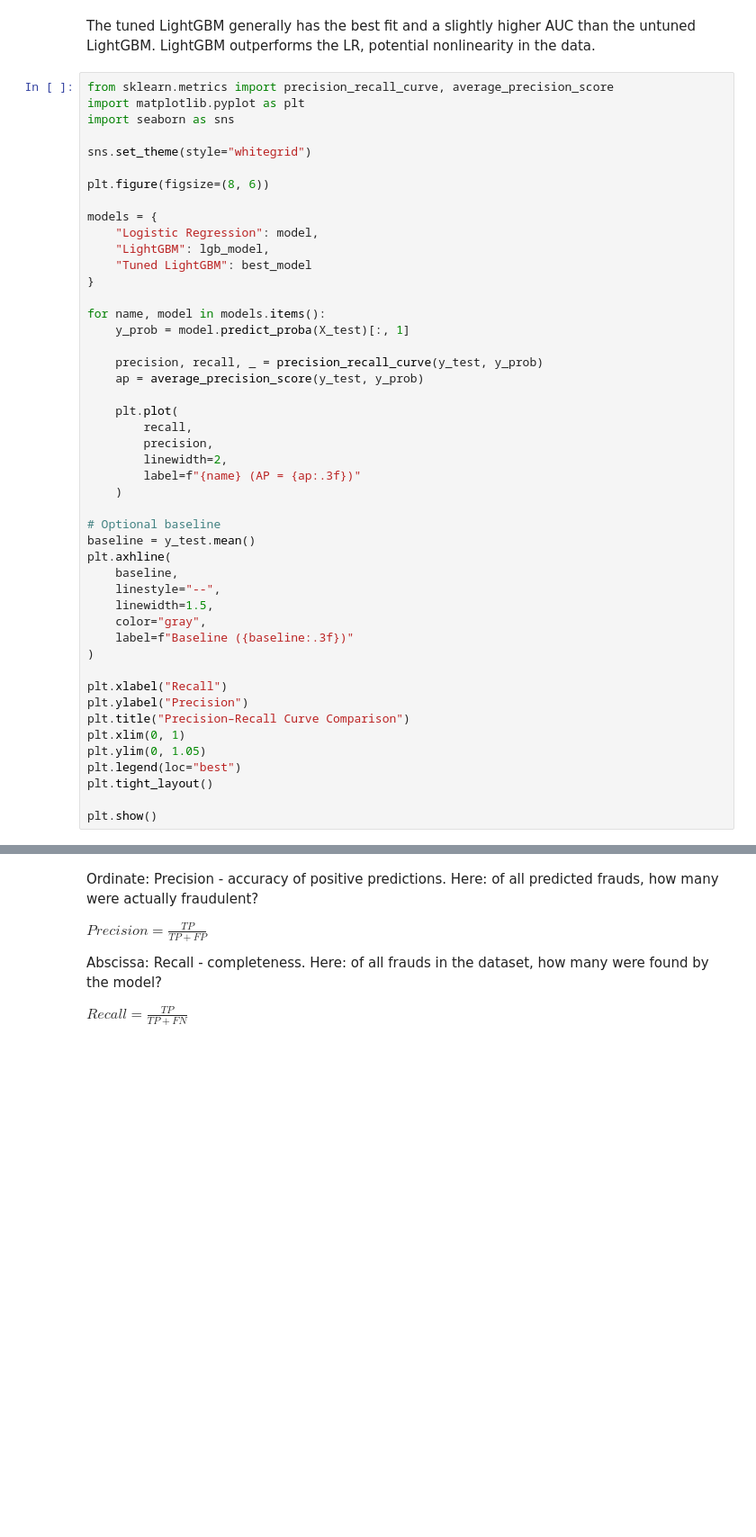
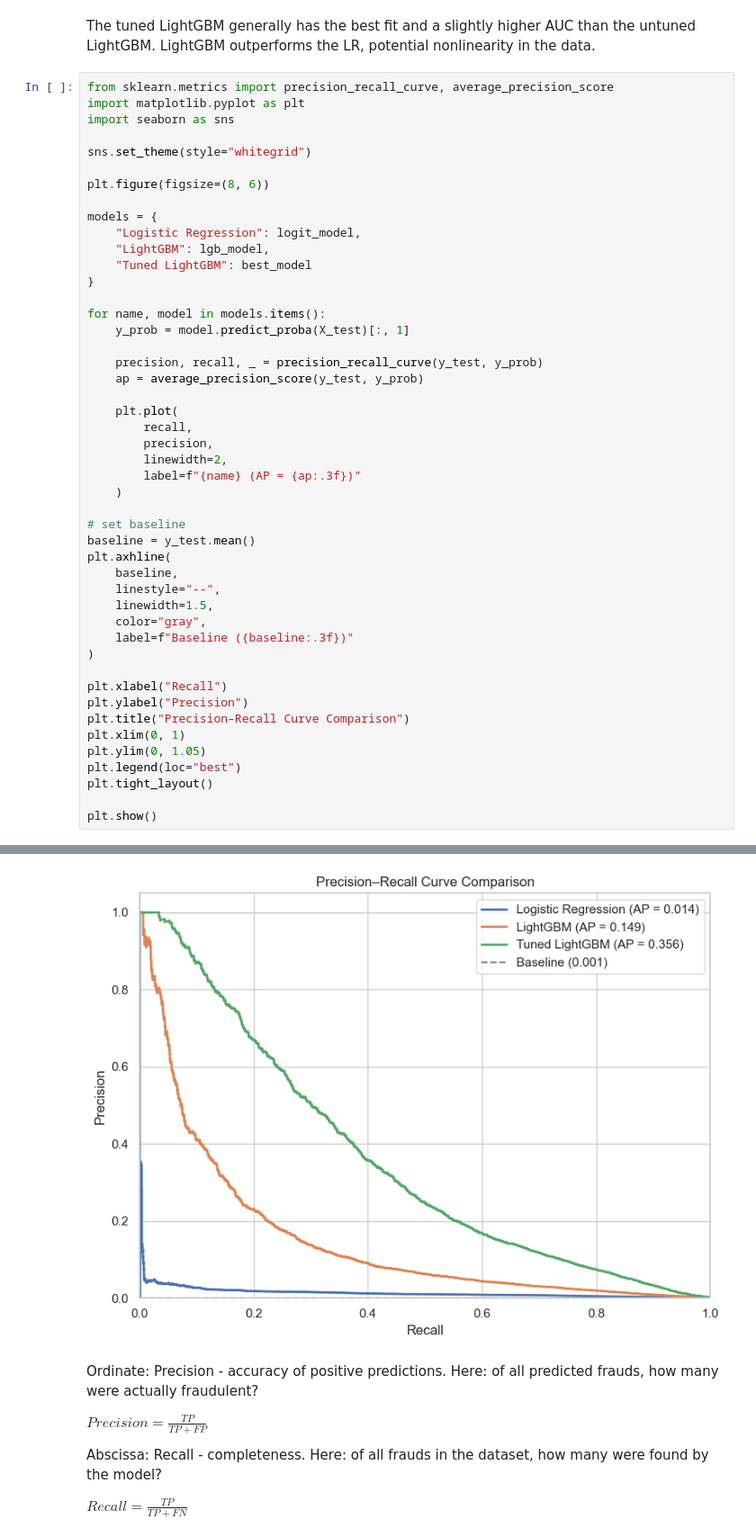
Before and after one commit to mariusguenterlang/M5-Forecasting, a Jupyter notebook: notebooks/03_model_exploration.ipynb, the cells around one changed output, grey strips where cells are left out. Shown at 90% size. Saved outputs shown, nothing was run; the diff lists cells and outputs as text; blank space fills up the shorter version.

```diff
--- a/notebooks/03_model_exploration.ipynb
+++ b/notebooks/03_model_exploration.ipynb
@@ -392,7 +392,7 @@ sns.set_theme(style="whitegrid")
 plt.figure(figsize=(8, 6))
 
 models = {
-    "Logistic Regression": model,
+    "Logistic Regression": logit_model,
     "LightGBM": lgb_model,
     "Tuned LightGBM": best_model
 }
@@ -410,7 +410,7 @@ for name, model in models.items():
         label=f"{name} (AP = {ap:.3f})"
     )
 
-# Optional baseline
+# set baseline
 baseline = y_test.mean()
 plt.axhline(
     baseline,
@@ -435,3 +433,4 @@ NameError: name 'model' is not defined
+[figure, added]
 # %% [markdown]
 Ordinate: Precision - accuracy of positive predictions. Here: of all predicted frauds, how many were actually fraudulent?
 
```
Also changed, not shown: parts of 1 cell of this notebook, 2 other files.
